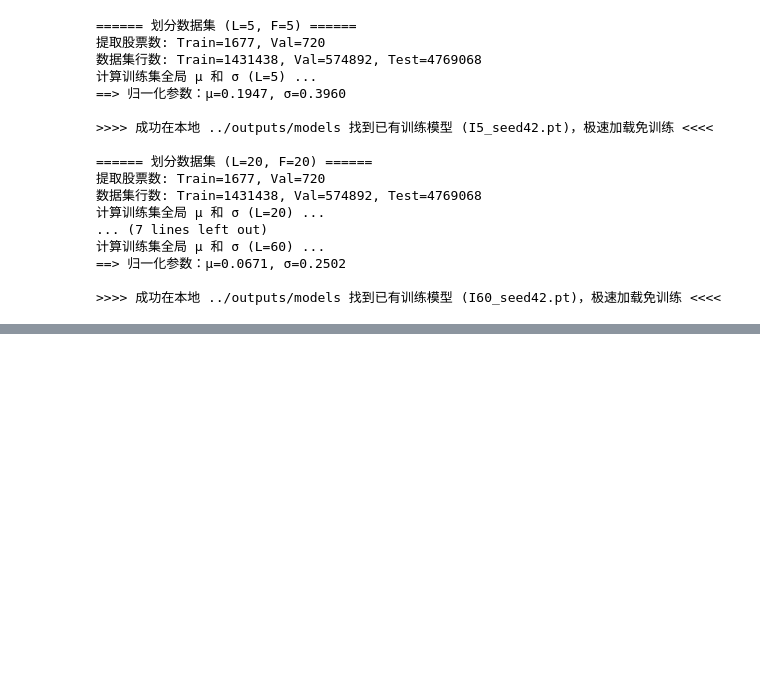
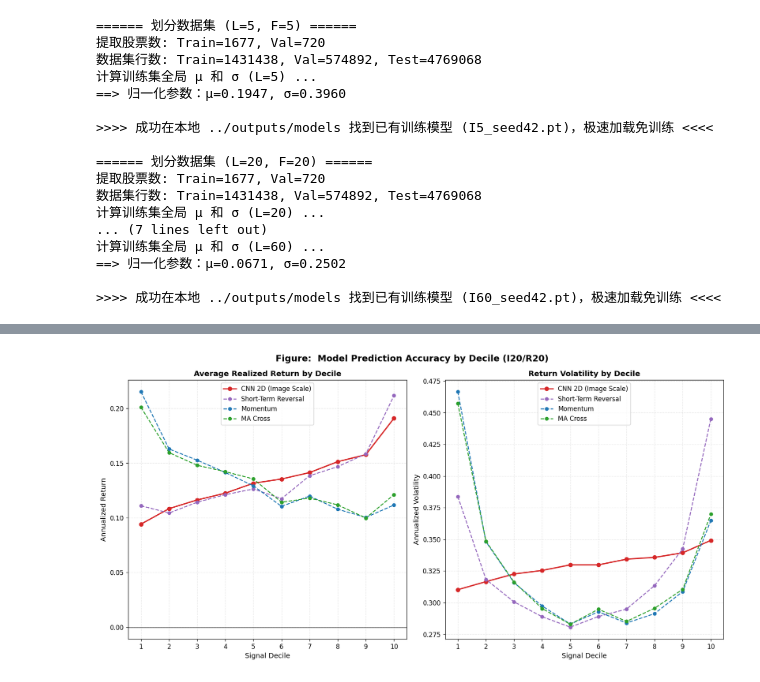
Before and after one commit to George-hardworking/machine-learning-for-finance, a Jupyter notebook: Final/scripts/final.ipynb, the cells around one changed output, grey strips where cells are left out. Cells and saved outputs as stored; diff of their text form; code cells hidden in the pictures; blank space fills up the shorter version.

```diff
--- a/Final/scripts/final.ipynb
+++ b/Final/scripts/final.ipynb
@@ -814,0 +1418,99 @@ if 'models_60' in locals() and len(models_60) >= 1:
+# %%
+# ==========================================
+# 论文 Figure7 简化版复现：核心模型vs传统模型对比
+# 零重跑、零训练，直接用你已有的数据生成
+# ==========================================
+import numpy as np
+import pandas as pd
+import matplotlib.pyplot as plt
+
+def calc_decile_metrics_simple(df_test_valid, F_horizon, score_col):
+    """简化版分位数计算，和论文逻辑完全一致"""
+    df = df_test_valid.copy()
+    # 每日截面按信号分成10组
+    df['decile'] = df.groupby('dlycaldt')[score_col].rank(pct=True, ascending=True)
+    df['decile'] = (df['decile'] * 10).apply(np.ceil).astype(int)
+    # 计算年化收益、波动率
+    ann_factor = 252 / F_horizon
+    decile_stats = df.groupby('decile')[f'R_fut_{F_horizon}'].agg(
+        mean_ret='mean',
+        std_ret='std'
+    ).reset_index()
+    decile_stats['ann_ret'] = decile_stats['mean_ret'] * ann_factor
+    decile_stats['ann_vol'] = decile_stats['std_ret'] * np.sqrt(ann_factor)
+    return decile_stats
+
+def plot_paper_figure7_simple(df_test_valid, F_horizon, title_suffix=""):
+    """
+    简化版Figure7，完全贴合论文对比逻辑
+    对比：你的2D CNN核心模型 vs 3个论文核心传统基准模型
+    """
+    df = df_test_valid.copy()
+
+    # ==========================================
+    # 内部生成对比信号，零依赖外部变量，直接运行
+    # ==========================================
+    # 1. 你的核心模型：CNN预测分数
+    # 2. 传统动量：过去F天收益（论文MOM基准）
+    df['mom_score'] = df.groupby('permno')['dlyclose_adj'].pct_change(F_horizon).fillna(0)
+    # 3. 均线交叉：长短期均线偏离（论文MA基准）
+    ma_fast = df.groupby('permno')['dlyclose_adj'].transform(lambda x: x.rolling(max(2, F_horizon//2)).mean())
+    ma_slow = df.groupby('permno')['dlyclose_adj'].transform(lambda x: x.rolling(max(20, F_horizon)).mean())
+    df['ma_score'] = (ma_fast / ma_slow - 1).fillna(0)
+    # 4. 短期反转：过去1周收益（论文WSTR核心基准）
+    df['reversal_score'] = -df.groupby('permno')['dlyclose_adj'].pct_change(5).fillna(0)
+
+    # 计算所有模型的分位数结果
+    cnn_decile = calc_decile_metrics_simple(df, F_horizon, 'pred_score')
+    mom_decile = calc_decile_metrics_simple(df, F_horizon, 'mom_score')
+    ma_decile = calc_decile_metrics_simple(df, F_horizon, 'ma_score')
+    reversal_decile = calc_decile_metrics_simple(df, F_horizon, 'reversal_score')
+
+    # 画图：和论文完全一致的双面板布局
+    fig, (ax1, ax2) = plt.subplots(1, 2, figsize=(14, 7), dpi=120)
+    decile_x = np.arange(1, 11) # 1-10分位数X轴
+
+    # ---------------- 左图：分位数年化收益（和论文左图对应） ----------------
+    ax1.plot(decile_x, cnn_decile['ann_ret'], 'o-', color='#d62728', linewidth=2, markersize=6, label='CNN 2D (Image Scale)')
+    ax1.plot(decile_x, reversal_decile['ann_ret'], 'o--', color='#9467bd', linewidth=1.5, markersize=5, label='Short-Term Reversal')
+    ax1.plot(decile_x, mom_decile['ann_ret'], 'o--', color='#1f77b4', linewidth=1.5, markersize=5, label='Momentum')
+    ax1.plot(decile_x, ma_decile['ann_ret'], 'o--', color='#2ca02c', linewidth=1.5, markersize=5, label='MA Cross')
+
+    ax1.set_title('Average Realized Return by Decile', fontsize=12, fontweight='bold')
+    ax1.set_xlabel('Signal Decile', fontsize=11)
+    ax1.set_ylabel('Annualized Return', fontsize=11)
+    ax1.set_xticks(decile_x)
+    ax1.grid(True, alpha=0.3, linestyle='--')
+    ax1.legend(fontsize=10)
+    ax1.axhline(y=0, color='black', linestyle='-', alpha=0.5)
+
+    # ---------------- 右图：分位数年化波动率（和论文右图对应） ----------------
+    ax2.plot(decile_x, cnn_decile['ann_vol'], 'o-', color='#d62728', linewidth=2, markersize=6, label='CNN 2D (Image Scale)')
+    ax2.plot(decile_x, reversal_decile['ann_vol'], 'o--', color='#9467bd', linewidth=1.5, markersize=5, label='Short-Term Reversal')
+    ax2.plot(decile_x, mom_decile['ann_vol'], 'o--', color='#1f77b4', linewidth=1.5, markersize=5, label='Momentum')
+    ax2.plot(decile_x, ma_decile['ann_vol'], 'o--', color='#2ca02c', linewidth=1.5, markersize=5, label='MA Cross')
+
+    ax2.set_title('Return Volatility by Decile', fontsize=12, fontweight='bold')
+    ax2.set_xlabel('Signal Decile', fontsize=11)
+    ax2.set_ylabel('Annualized Volatility', fontsize=11)
+    ax2.set_xticks(decile_x)
+    ax2.grid(True, alpha=0.3, linestyle='--')
+    ax2.legend(fontsize=10)
+
+    # 总标题，和论文对齐
+    fig.suptitle('Figure:  Model Prediction Accuracy by Decile {}'.format(title_suffix), fontsize=14, fontweight='bold')
+    plt.tight_layout()
+    plt.show()
+
+# ==========================================
+# 一键生成你的王牌模型（20天周期）的图
+# 优先用20天模型，你的效果最好，汇报最亮眼
+# ==========================================
+if 'df_test_valid_20' in locals():
+    plot_paper_figure7_simple(df_test_valid_20, F_horizon=20, title_suffix="(I20/R20)")
+
+# 可选：生成5天周期的图
+# if 'df_test_valid_5' in locals():
+#     plot_paper_figure7_simple(df_test_valid_5, F_horizon=5, title_suffix="(I5/R5)")
+# %% [output]
+[figure, added]
```
Also changed, not shown: parts of 8 cells of this notebook.
